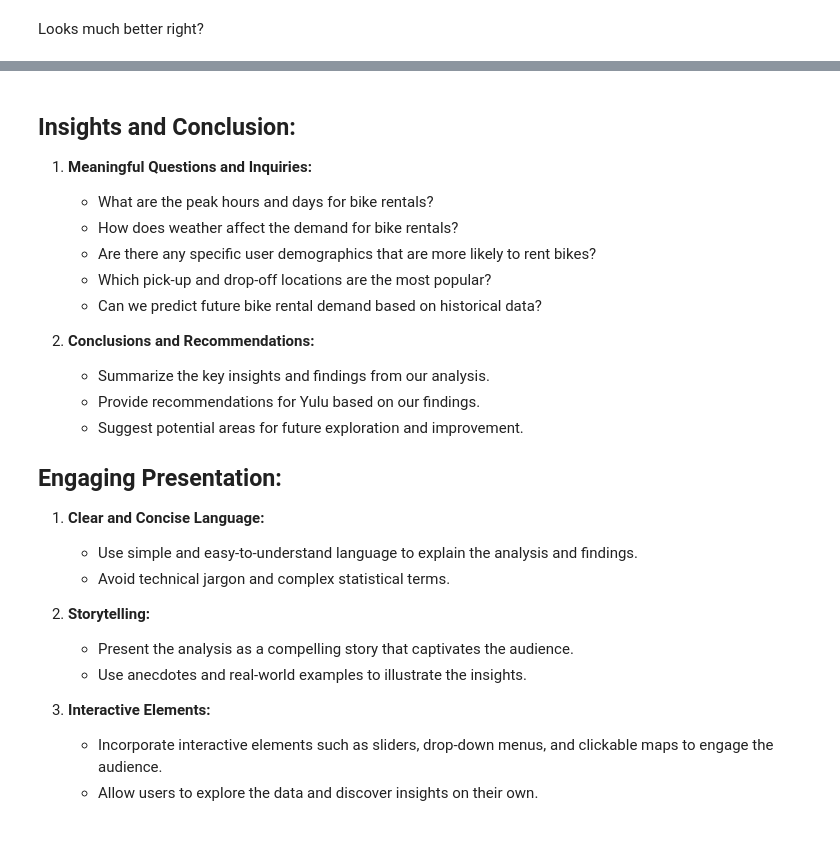
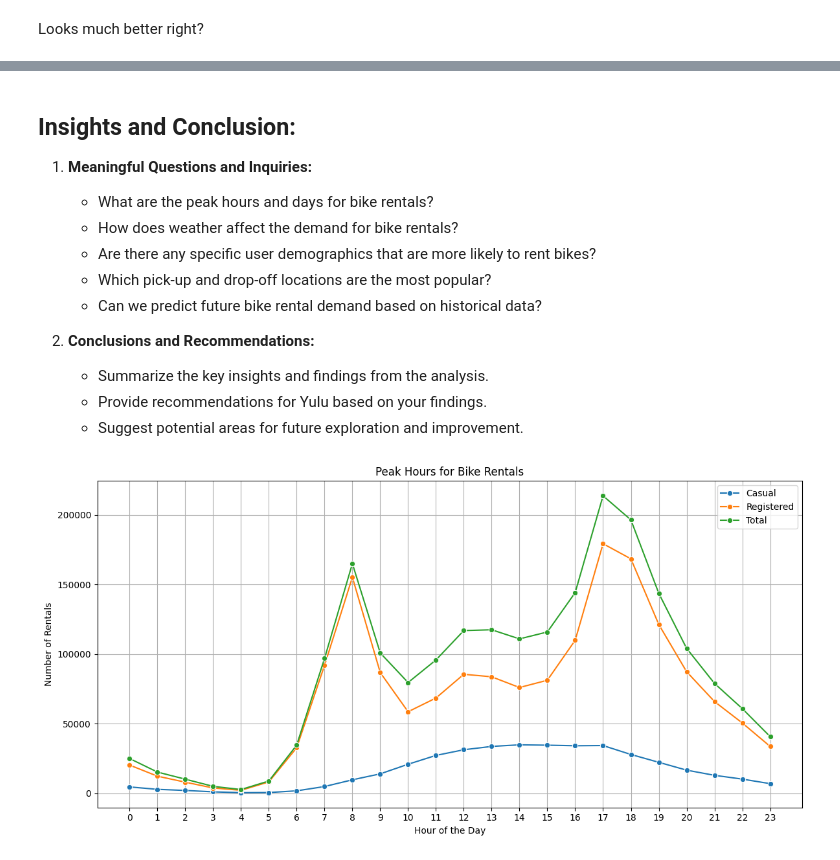
Before and after one commit to Mehul6112/Data-Science_curve, a Jupyter notebook: Bike Rental Dataset.ipynb, the cells around one changed output, grey strips where cells are left out. Saved outputs shown, nothing was run; the diff lists cells and outputs as text; code cells hidden in the pictures.

Commit message:
Grouped & Aggregated dataset on different metrics and plotted two graphs indicating user behavior across different hours and days and analyzed the outcome.

```diff
--- a/Bike Rental Dataset.ipynb
+++ b/Bike Rental Dataset.ipynb
@@ -163,3 +169,11 @@ df.describe()
+# %%
+# lets group our data on several metrics like holiday, hours & weather conditions so that we can differentiate our findings based on these clusters.
+# for this .groupby() function is very handy
+hourly_grouped_df = df.groupby(df['datetime'].dt.hour)
+#dt.hour is used to access the hour componenet of the date-time column(Note that to use this, you must convert your datetime column to pandas date time data type.)
+daily_grouped_df = df.groupby([df.datetime.dt.day_of_week])
+holiday_grouped_df = df.groupby(df.holiday, as_index = False)
+weather_grouped_df = df.groupby(df.weather, as_index = False)
 # %% [markdown]
 ## **Insights and Conclusion:**
 
@@ -171,20 +185,31 @@ df.describe()
     * Can we predict future bike rental demand based on historical data?
 
 2. **Conclusions and Recommendations:**
-    * Summarize the key insights and findings from our analysis.
-    * Provide recommendations for Yulu based on our findings.
+    * Summarize the key insights and findings from the analysis.
+    * Provide recommendations for Yulu based on your findings.
     * Suggest potential areas for future exploration and improvement.
-
-## **Engaging Presentation:**
-
-1. **Clear and Concise Language:**
-    * Use simple and easy-to-understand language to explain the analysis and findings.
-    * Avoid technical jargon and complex statistical terms.
-
-2. **Storytelling:**
-    * Present the analysis as a compelling story that captivates the audience.
-    * Use anecdotes and real-world examples to illustrate the insights.
-
-3. **Interactive Elements:**
-    * Incorporate interactive elements such as sliders, drop-down menus, and clickable maps to engage the audience.
-    * Allow users to explore the data and discover insights on their own.
+# %%
+# Plotting a graph to understand peak hour for bike rentals which are separated by casual & registered accounts.
+hourly_counts = hourly_grouped_df[['count', 'casual', 'registered']].sum().reset_index()
+
+plt.figure(figsize=(12, 6))
+
+# Peak Hours for Casual Users
+sns.lineplot(x='datetime', y='casual', data=hourly_counts, label='Casual', marker='o')
+
+# Peak Hours for Registered Users
+sns.lineplot(x='datetime', y='registered', data=hourly_counts, label='Registered', marker='o')
+
+# Total Count
+sns.lineplot(x='datetime', y='count', data=hourly_counts, label='Total', marker='o')
+
+plt.title('Peak Hours for Bike Rentals')
+plt.xlabel('Hour of the Day')
+plt.ylabel('Number of Rentals')
+plt.xticks(range(24))
+plt.grid(True)
+plt.legend()
+plt.tight_layout()
+plt.show()
+# %% [output]
+[figure, added]
```
Also changed, not shown: parts of 10 cells of this notebook.
